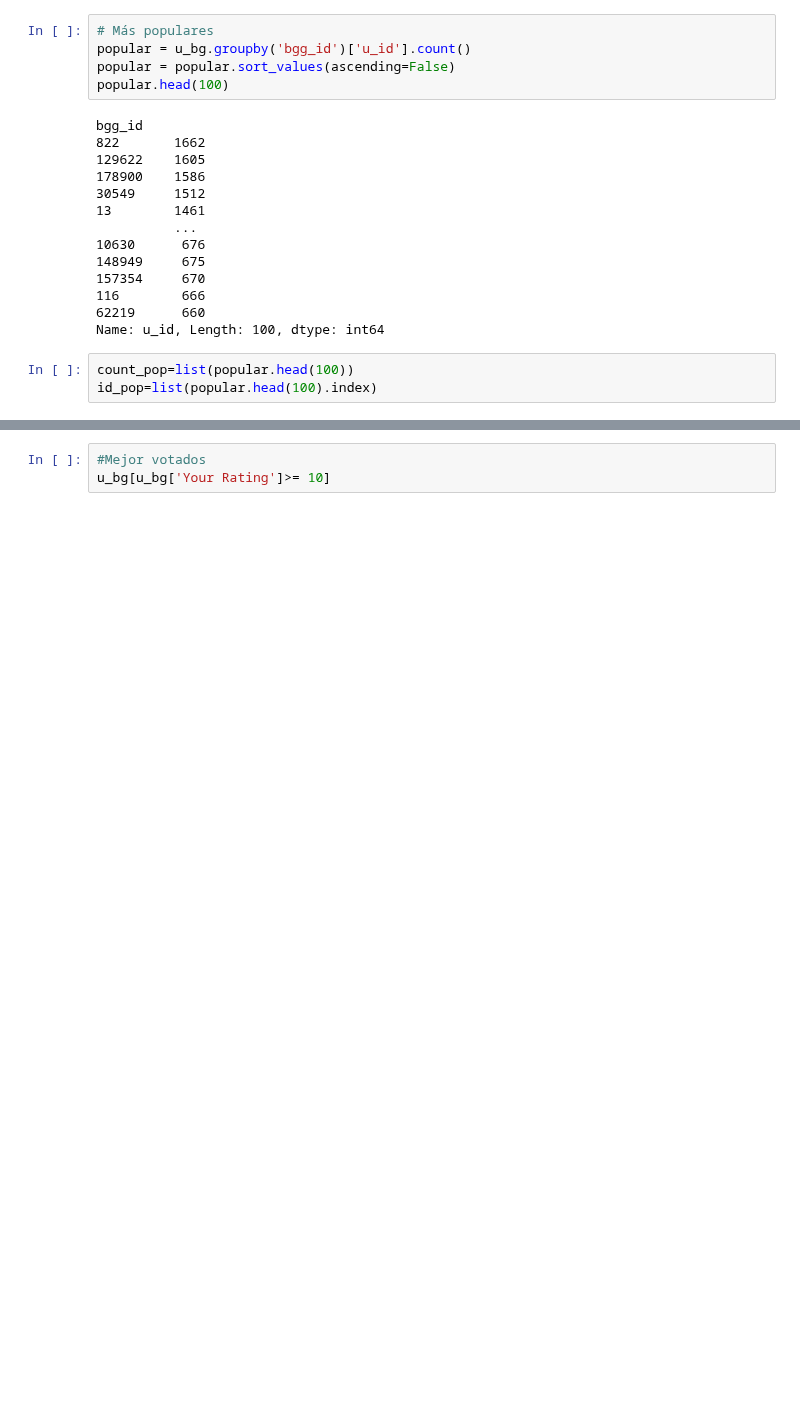
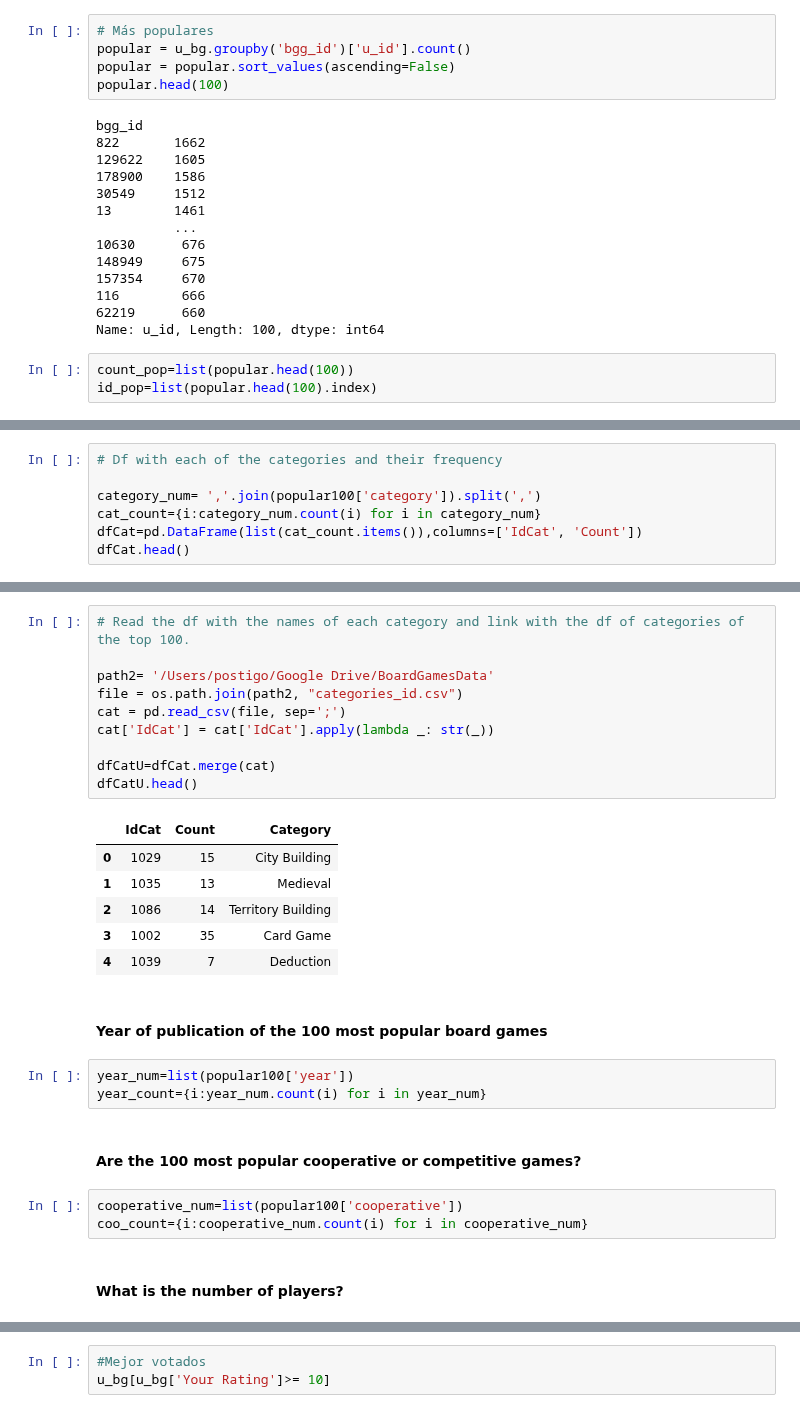
Before and after one commit to LourdesRodriguez/recommender_system, a Jupyter notebook: 2_Data_Understanding.ipynb, the cells around one changed output, grey strips where cells are left out. Saved outputs shown, nothing was run; the diff lists cells and outputs as text; blank space fills up the shorter version.

```diff
--- a/2_Data_Understanding.ipynb
+++ b/2_Data_Understanding.ipynb
@@ -1078,0 +1081,7 @@ popular100.head()
+# %%
+# Df with each of the categories and their frequency
+
+category_num= ','.join(popular100['category']).split(',')
+cat_count={i:category_num.count(i) for i in category_num}
+dfCat=pd.DataFrame(list(cat_count.items()),columns=['IdCat', 'Count'])
+dfCat.head()
@@ -1078,0 +1095,29 @@ popular100.head()
+# %%
+# Read the df with the names of each category and link with the df of categories of the top 100.
+
+path2= '/Users/postigo/Google Drive/BoardGamesData'
+file = os.path.join(path2, "categories_id.csv")
+cat = pd.read_csv(file, sep=';')
+cat['IdCat'] = cat['IdCat'].apply(lambda _: str(_))
+
+dfCatU=dfCat.merge(cat)
+dfCatU.head()
+# %% [output]
+|  | IdCat | Count | Category |
+| 0 | 1029 | 15 | City Building |
+| 1 | 1035 | 13 | Medieval |
+| 2 | 1086 | 14 | Territory Building |
+| 3 | 1002 | 35 | Card Game |
+| 4 | 1039 | 7 | Deduction |
+# %% [markdown]
+#### Year of publication of the 100 most popular board games
+# %%
+year_num=list(popular100['year'])
+year_count={i:year_num.count(i) for i in year_num}
+# %% [markdown]
+#### Are the 100 most popular cooperative or competitive games?
+# %%
+cooperative_num=list(popular100['cooperative'])
+coo_count={i:cooperative_num.count(i) for i in cooperative_num}
+# %% [markdown]
+#### What is the number of players?
```
Also changed, not shown: parts of 5 cells of this notebook.
